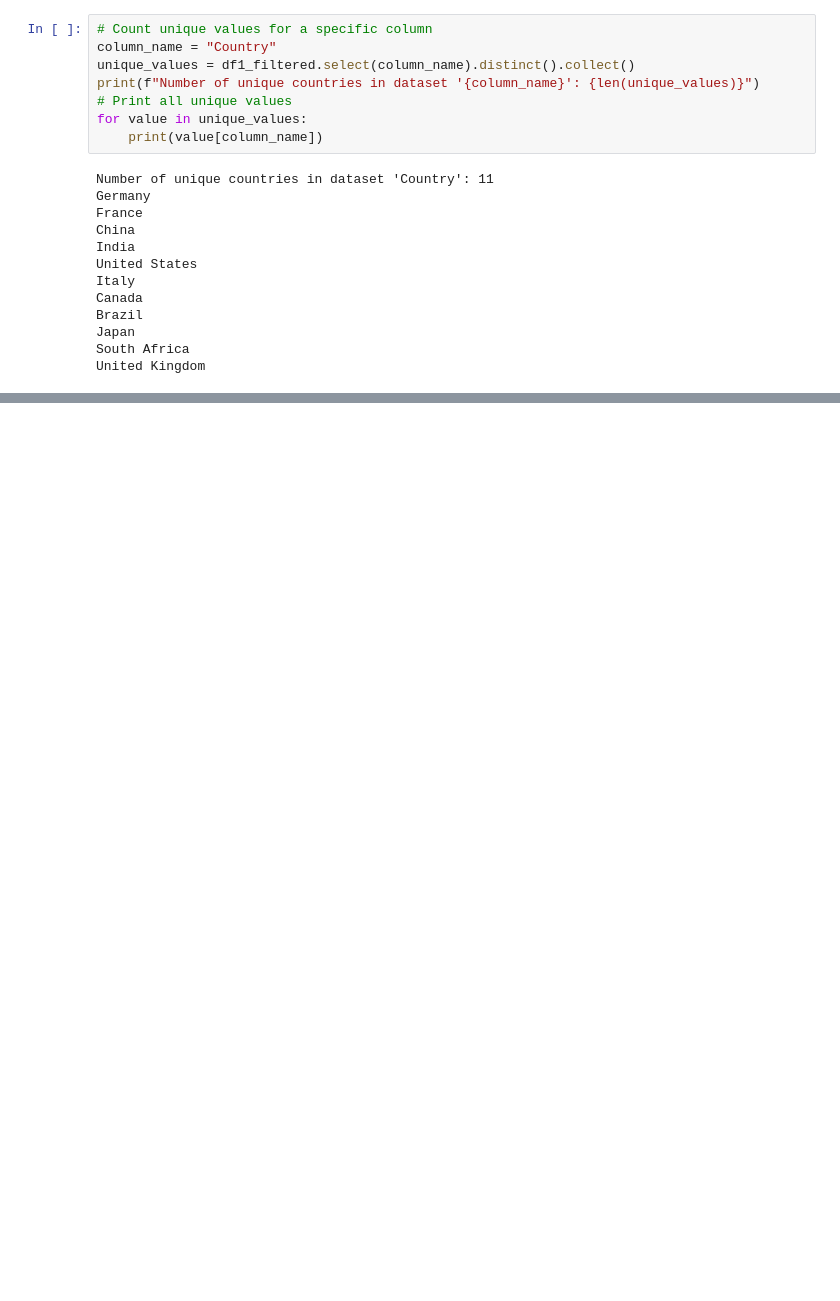
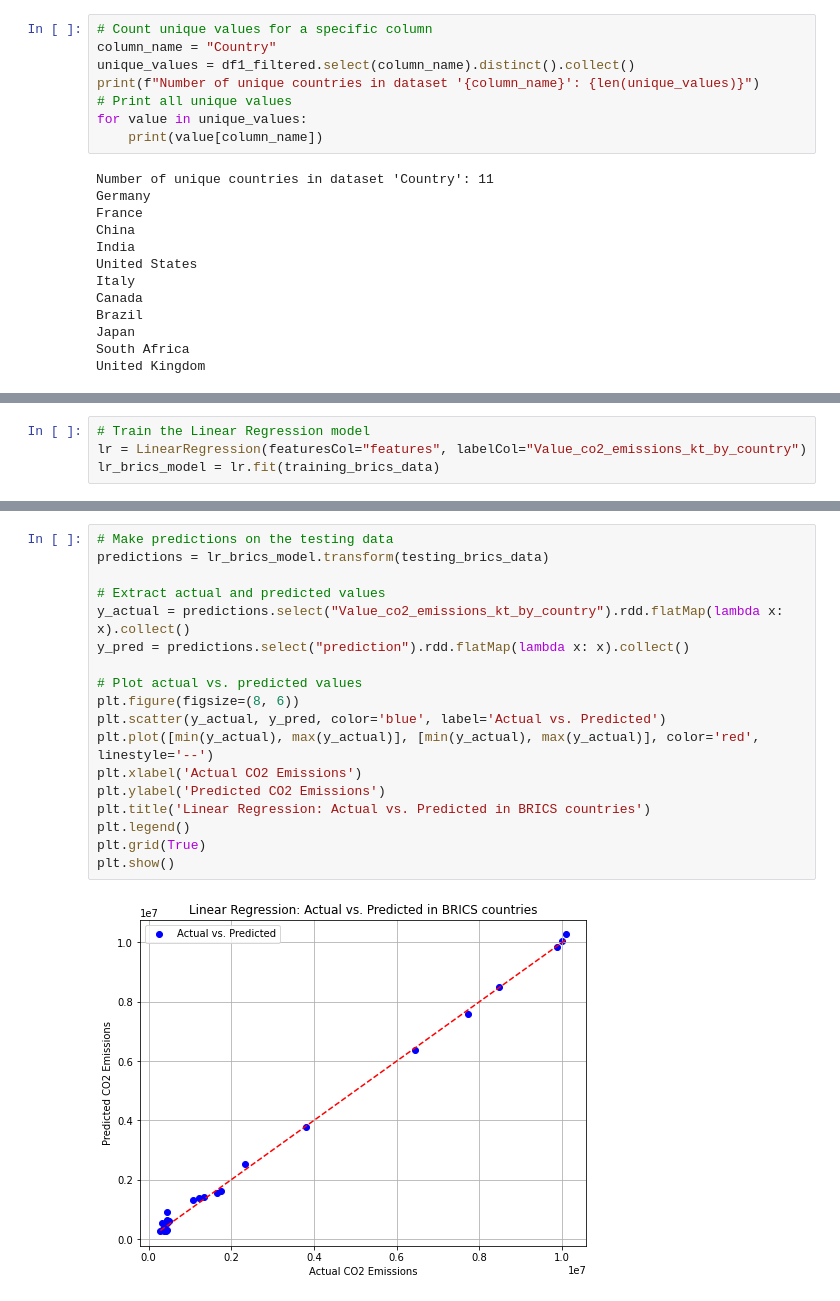
Before and after one commit to CarinaQi/CO2-Emissions-CRISP-DM, a Jupyter notebook: Research-Paper.ipynb, the cells around one changed output, grey strips where cells are left out. Saved outputs shown, nothing was run; the diff lists cells and outputs as text; blank space fills up the shorter version.

```diff
--- a/Research-Paper.ipynb
+++ b/Research-Paper.ipynb
@@ -1023,0 +1076,4 @@ plt.show()
+# %%
+# Train the Linear Regression model
+lr = LinearRegression(featuresCol="features", labelCol="Value_co2_emissions_kt_by_country")
+lr_brics_model = lr.fit(training_brics_data)
@@ -1023,0 +1113,20 @@ plt.show()
+# %%
+# Make predictions on the testing data
+predictions = lr_brics_model.transform(testing_brics_data)
+
+# Extract actual and predicted values
+y_actual = predictions.select("Value_co2_emissions_kt_by_country").rdd.flatMap(lambda x: x).collect()
+y_pred = predictions.select("prediction").rdd.flatMap(lambda x: x).collect()
+
+# Plot actual vs. predicted values
+plt.figure(figsize=(8, 6))
+plt.scatter(y_actual, y_pred, color='blue', label='Actual vs. Predicted')
+plt.plot([min(y_actual), max(y_actual)], [min(y_actual), max(y_actual)], color='red', linestyle='--')
+plt.xlabel('Actual CO2 Emissions')
+plt.ylabel('Predicted CO2 Emissions')
+plt.title('Linear Regression: Actual vs. Predicted in BRICS countries')
+plt.legend()
+plt.grid(True)
+plt.show()
+# %% [output]
+[figure, added]
```
Also changed, not shown: parts of 51 cells of this notebook.
